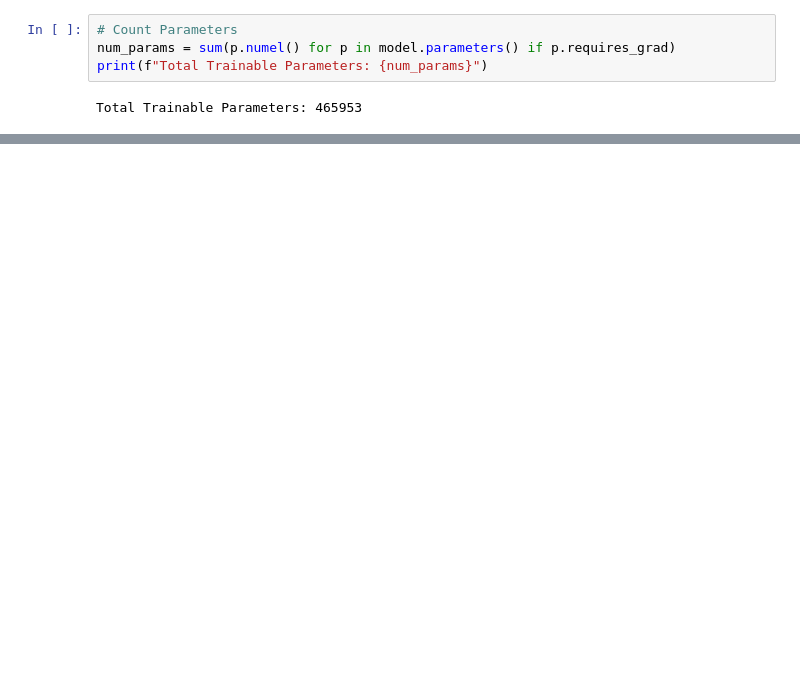
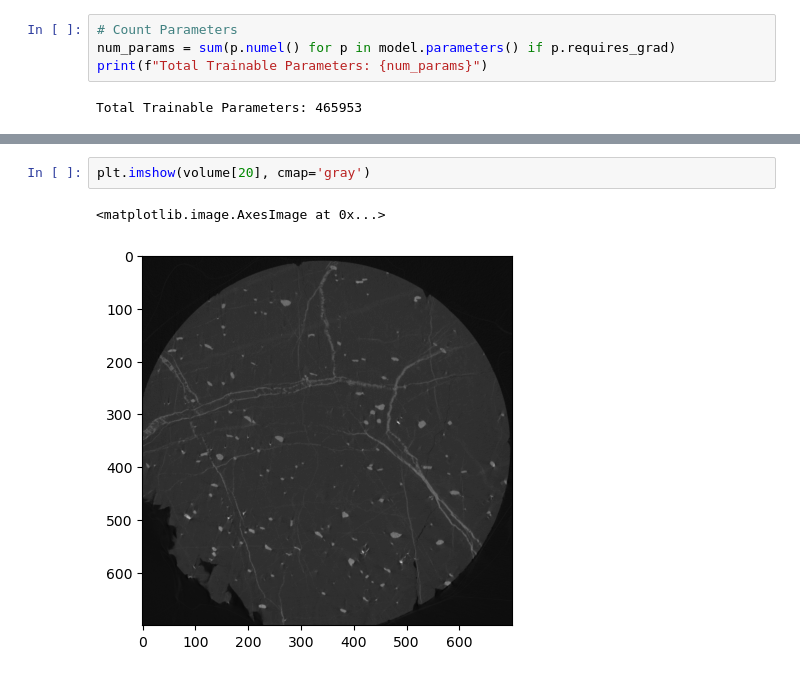
Before and after one commit to Ramyarzarza/Rock_CT_image, a Jupyter notebook: Synthetic image/synthetic image model.ipynb, the cells around one changed output, grey strips where cells are left out. Cells and saved outputs as stored; diff of their text form; blank space fills up the shorter version.

```diff
--- a/Synthetic image/synthetic image model.ipynb
+++ b/Synthetic image/synthetic image model.ipynb
@@ -198,0 +275,5 @@ torch.save(model, 'best_Unet.pt')
+# %%
+plt.imshow(volume[20], cmap='gray')
+# %% [output]
+<matplotlib.image.AxesImage at 0x...>
+[figure, added]
```
Also changed, not shown: parts of 13 cells of this notebook, 16 other files.
